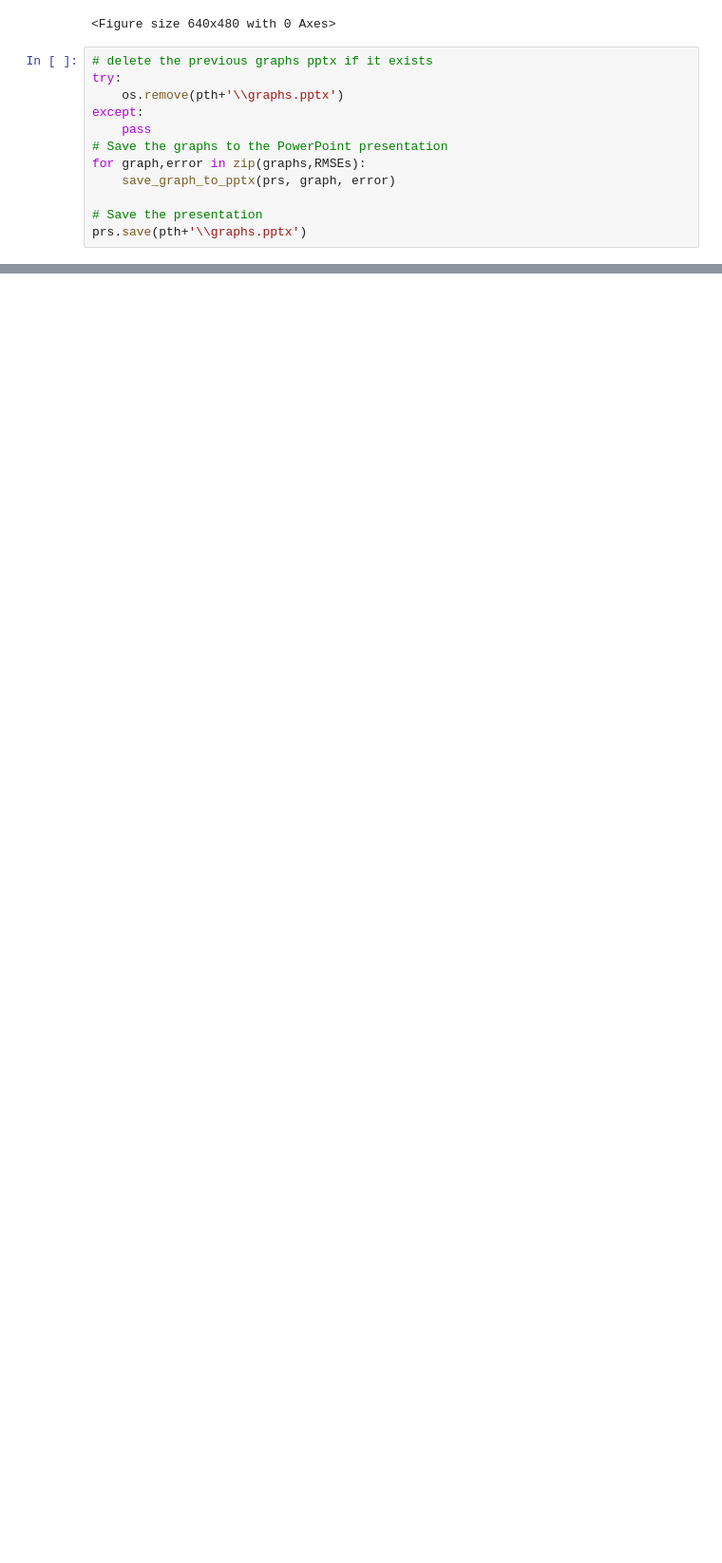
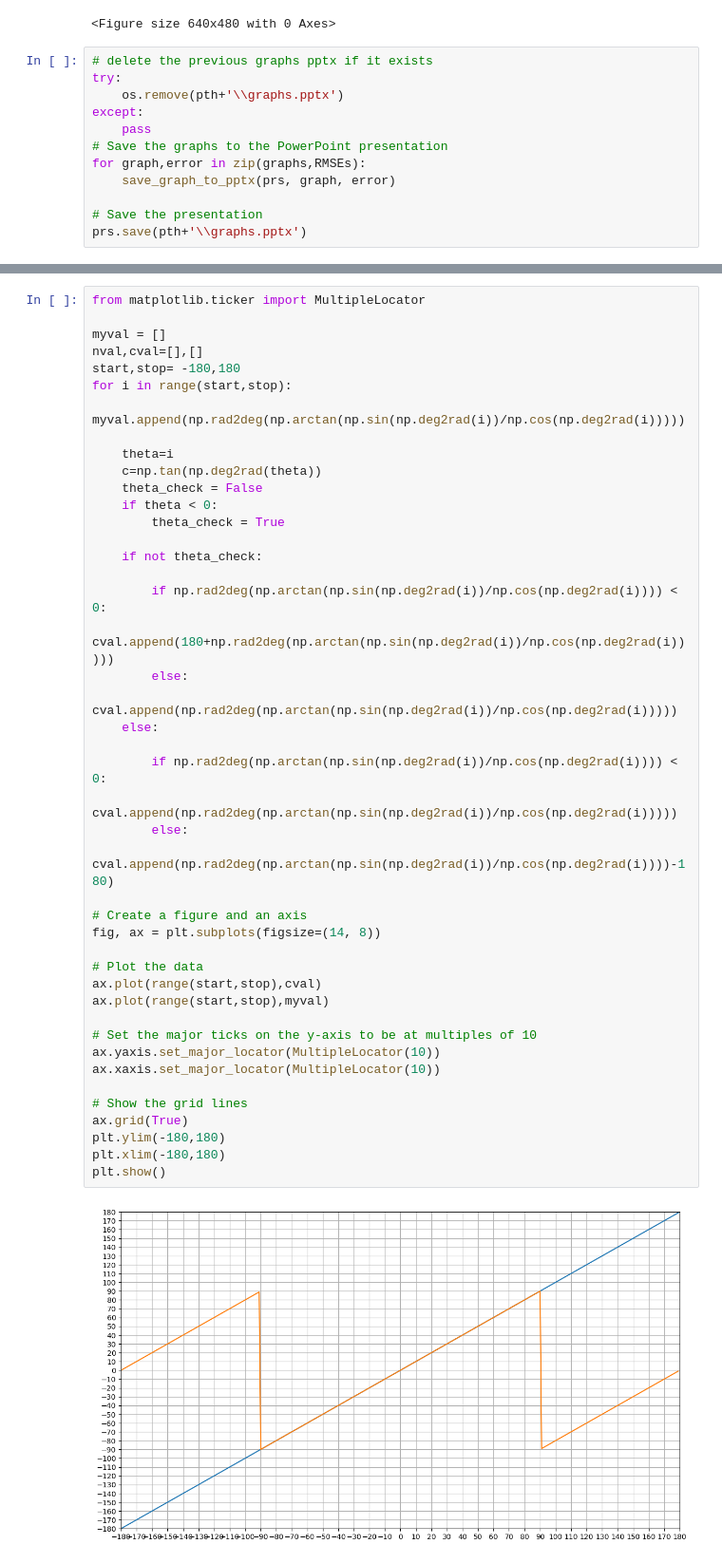
Before and after one commit to ArpanJohn/PoseEstimation, a Jupyter notebook: upperbody/5.Euler angles.ipynb, the cells around one changed output, grey strips where cells are left out. Shown: that part at 95% size. Drawn from its saved outputs; the diff is of its cells as text; blank space fills up the shorter version.

```diff
--- a/upperbody/5.Euler angles.ipynb
+++ b/upperbody/5.Euler angles.ipynb
@@ -629,0 +696,46 @@ prs.save(pth+'\\graphs.pptx')
+# %%
+from matplotlib.ticker import MultipleLocator
+
+myval = []
+nval,cval=[],[]
+start,stop= -180,180
+for i in range(start,stop):
+    myval.append(np.rad2deg(np.arctan(np.sin(np.deg2rad(i))/np.cos(np.deg2rad(i)))))
+
+    theta=i
+    c=np.tan(np.deg2rad(theta))
+    theta_check = False
+    if theta < 0:
+        theta_check = True
+
+    if not theta_check:
+
+        if np.rad2deg(np.arctan(np.sin(np.deg2rad(i))/np.cos(np.deg2rad(i)))) < 0:
+            cval.append(180+np.rad2deg(np.arctan(np.sin(np.deg2rad(i))/np.cos(np.deg2rad(i)))))
+        else:
+            cval.append(np.rad2deg(np.arctan(np.sin(np.deg2rad(i))/np.cos(np.deg2rad(i)))))
+    else:
+
+        if np.rad2deg(np.arctan(np.sin(np.deg2rad(i))/np.cos(np.deg2rad(i)))) < 0:
+            cval.append(np.rad2deg(np.arctan(np.sin(np.deg2rad(i))/np.cos(np.deg2rad(i)))))
+        else:
+            cval.append(np.rad2deg(np.arctan(np.sin(np.deg2rad(i))/np.cos(np.deg2rad(i))))-180)
+
+# Create a figure and an axis
+fig, ax = plt.subplots(figsize=(14, 8))
+
+# Plot the data
+ax.plot(range(start,stop),cval)
+ax.plot(range(start,stop),myval)
+
+# Set the major ticks on the y-axis to be at multiples of 10
+ax.yaxis.set_major_locator(MultipleLocator(10))
+ax.xaxis.set_major_locator(MultipleLocator(10))
+
+# Show the grid lines
+ax.grid(True)
+plt.ylim(-180,180)
+plt.xlim(-180,180)
+plt.show()
+# %% [output]
+[figure, added]
```
Also changed, not shown: parts of 10 cells of this notebook, 5 other files.
